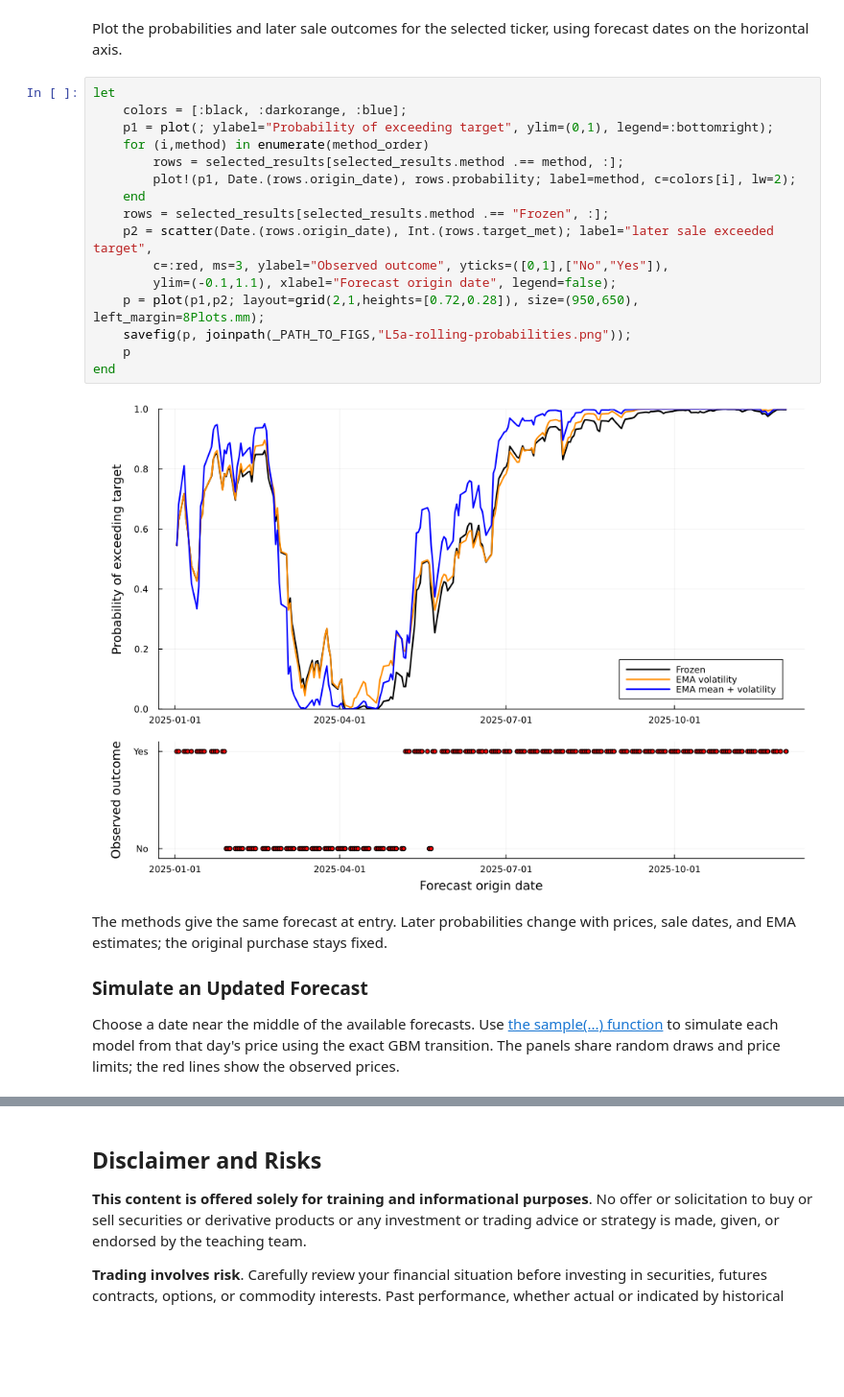
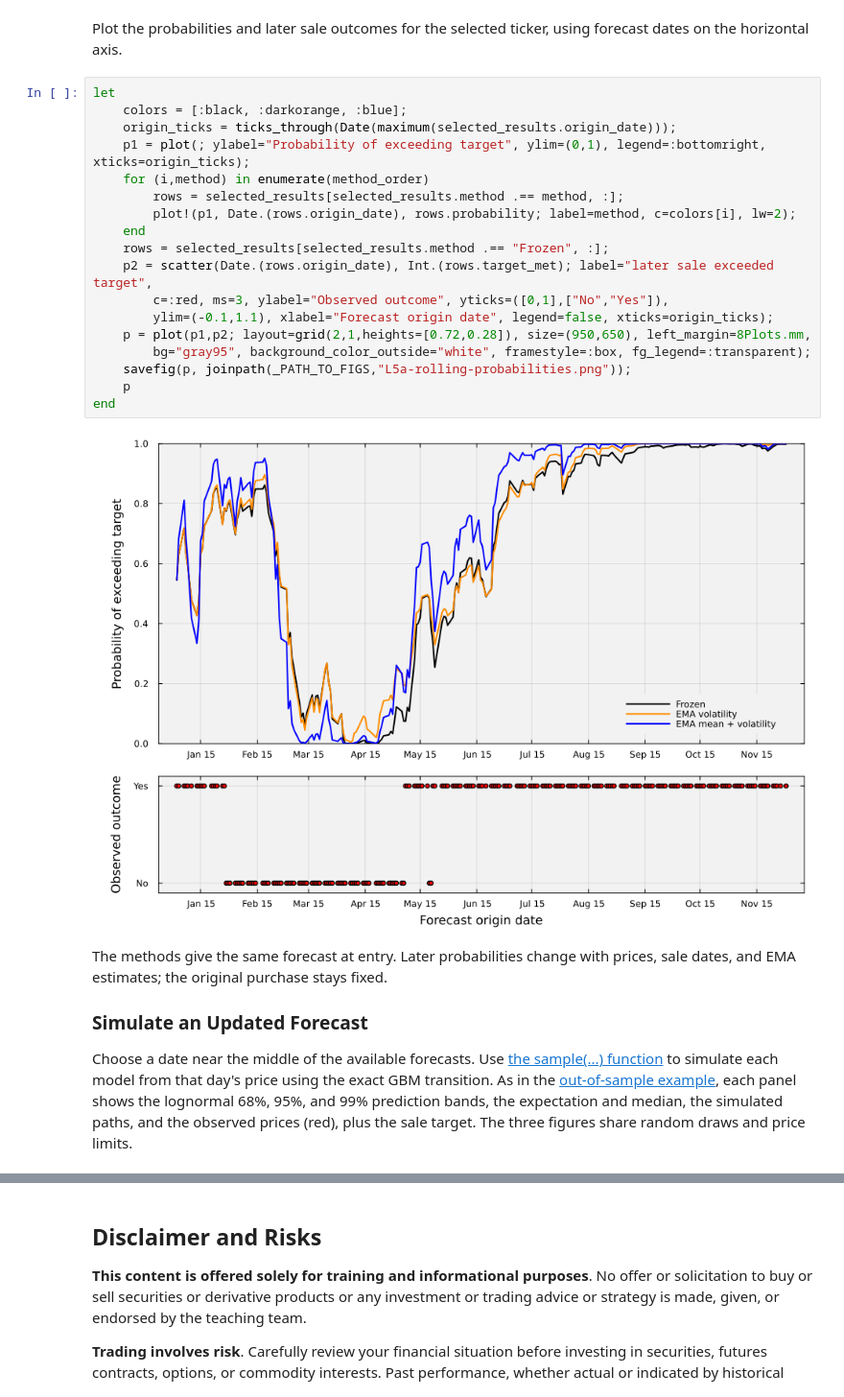
Before and after one commit to varnerlab/CHEME-5660-CourseRepository-Fall-2026, a Jupyter notebook: lectures/week-5/L5a/CHEME-5660-L5a-Example-EMA-SAGBM-Fall-2026.ipynb, the cells around one changed output, grey strips where cells are left out. Shown at 96% size. Drawn from its saved outputs; the diff is of its cells as text; blank space fills up the shorter version.

```diff
--- a/lectures/week-5/L5a/CHEME-5660-L5a-Example-EMA-SAGBM-Fall-2026.ipynb
+++ b/lectures/week-5/L5a/CHEME-5660-L5a-Example-EMA-SAGBM-Fall-2026.ipynb
@@ -214,26 +259,28 @@ Plot the probabilities and later sale outcomes for the selected ticker, using fo
 # %%
 let
     colors = [:black, :darkorange, :blue];
-    p1 = plot(; ylabel="Probability of exceeding target", ylim=(0,1), legend=:bottomright);
+    origin_ticks = ticks_through(Date(maximum(selected_results.origin_date)));
+    p1 = plot(; ylabel="Probability of exceeding target", ylim=(0,1), legend=:bottomright, xticks=origin_ticks);
     for (i,method) in enumerate(method_order)
         rows = selected_results[selected_results.method .== method, :];
         plot!(p1, Date.(rows.origin_date), rows.probability; label=method, c=colors[i], lw=2);
     end
     rows = selected_results[selected_results.method .== "Frozen", :];
     p2 = scatter(Date.(rows.origin_date), Int.(rows.target_met); label="later sale exceeded target",
         c=:red, ms=3, ylabel="Observed outcome", yticks=([0,1],["No","Yes"]),
-        ylim=(-0.1,1.1), xlabel="Forecast origin date", legend=false);
-    p = plot(p1,p2; layout=grid(2,1,heights=[0.72,0.28]), size=(950,650), left_margin=8Plots.mm);
+        ylim=(-0.1,1.1), xlabel="Forecast origin date", legend=false, xticks=origin_ticks);
+    p = plot(p1,p2; layout=grid(2,1,heights=[0.72,0.28]), size=(950,650), left_margin=8Plots.mm,
+        bg="gray95", background_color_outside="white", framestyle=:box, fg_legend=:transparent);
     savefig(p, joinpath(_PATH_TO_FIGS,"L5a-rolling-probabilities.png"));
     p
 end
 # %% [output]
-[figure, old version]
+[figure, new version]
 # %% [markdown]
 The methods give the same forecast at entry. Later probabilities change with prices, sale dates, and EMA estimates; the original purchase stays fixed.
 
 ### Simulate an Updated Forecast
-Choose a date near the middle of the available forecasts. Use [the sample(...) function](https://varnerlab.org/CHEME-5660-CourseRepository-Fall-2026/dev/equity/#VLQuantitativeFinancePackage.sample-Tuple{MyGeometricBrownianMotionEquityModel,%20NamedTuple}) to simulate each model from that day's price using the exact GBM transition. The panels share random draws and price limits; the red lines show the observed prices.
+Choose a date near the middle of the available forecasts. Use [the sample(...) function](https://varnerlab.org/CHEME-5660-CourseRepository-Fall-2026/dev/equity/#VLQuantitativeFinancePackage.sample-Tuple{MyGeometricBrownianMotionEquityModel,%20NamedTuple}) to simulate each model from that day's price using the exact GBM transition. As in the [out-of-sample example](CHEME-5660-L5a-Example-OOS-SAGBM-Fall-2026.ipynb), each panel shows the lognormal 68%, 95%, and 99% prediction bands, the expectation and median, the simulated paths, and the observed prices (red), plus the sale target. The three figures share random draws and price limits.
 # %%
 let
     # Select a valid origin automatically when the entry or holding period changes -
```
Also changed, not shown: parts of 17 cells of this notebook, 13 other files.
